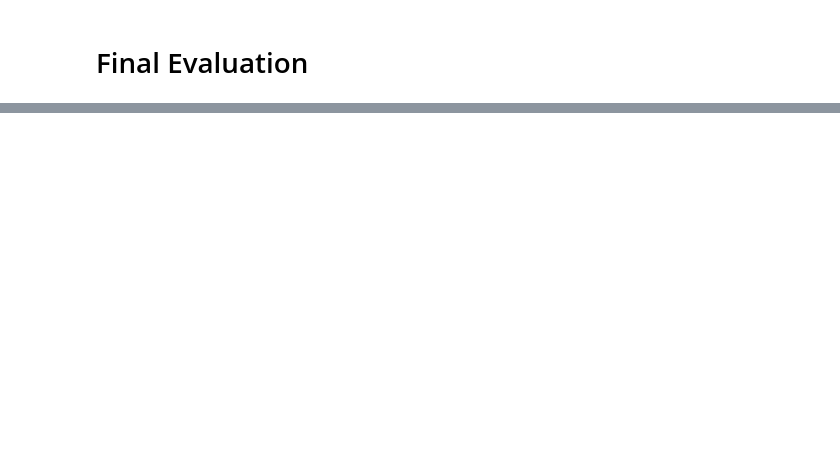
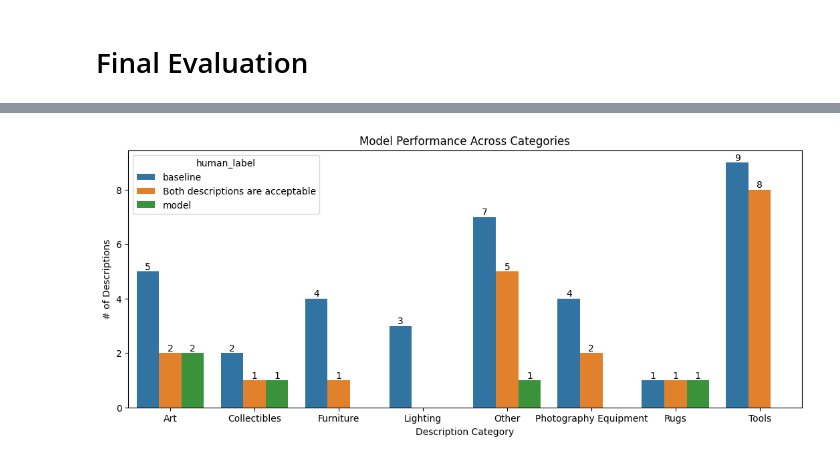
Before and after one commit to DevJGraham/vlm-image-to-description-generator, a Jupyter notebook: src/evaluation.ipynb, the cells around one changed output, grey strips where cells are left out. Drawn from its saved outputs; the diff is of its cells as text; code cells hidden in the pictures; blank space fills up the shorter version.

```diff
--- a/src/evaluation.ipynb
+++ b/src/evaluation.ipynb
@@ -313,0 +278,14 @@ dtype: int64
+# %%
+plt.figure(figsize=(13, 5))
+ax = sns.barplot(data=category_labels, x='category_grouped', y='count', hue='human_label')
+
+plt.title("Model Performance Across Categories")
+plt.xlabel("Description Category")
+plt.ylabel("# of Descriptions")
+
+for c in ax.containers:
+  ax.bar_label(c)
+
+plt.show()
+# %% [output]
+[figure, added]
```
Also changed, not shown: parts of 13 cells of this notebook, 1 other file.
